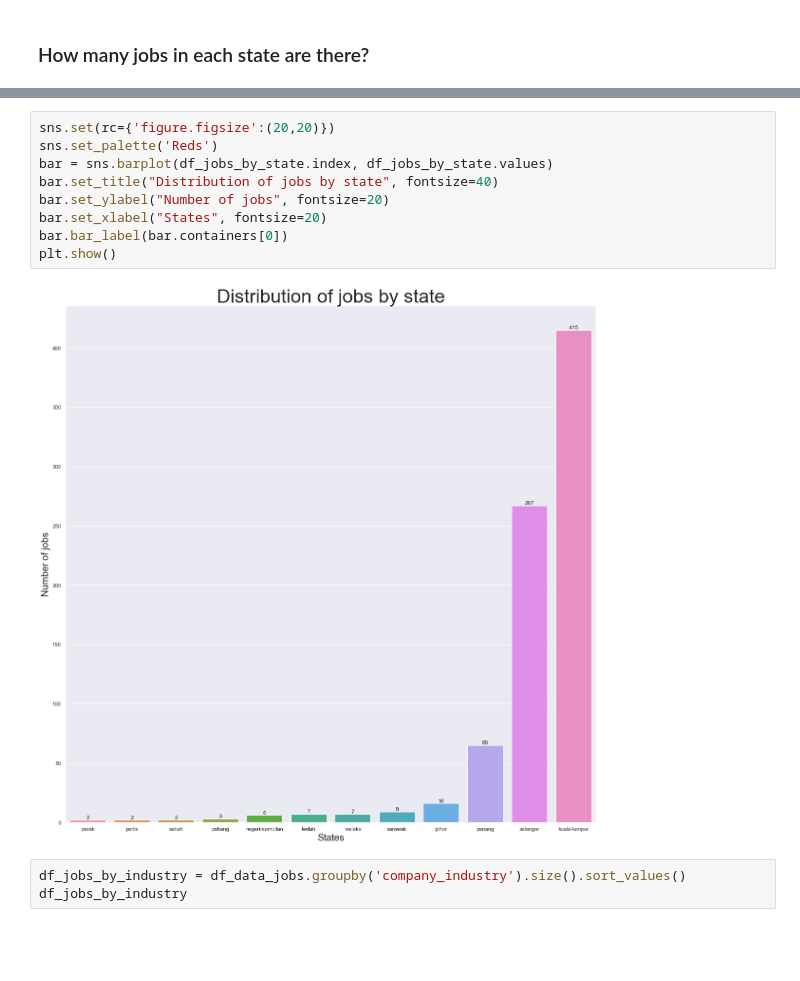
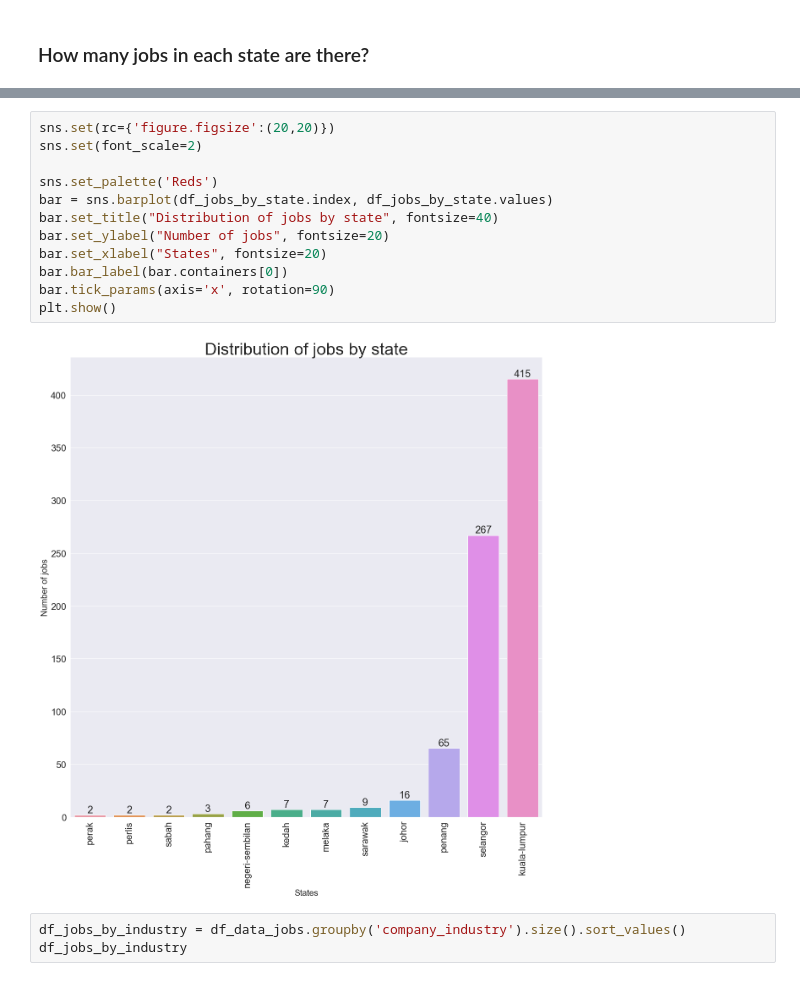
Before and after one commit to roosern-dev/Malaysia_data_jobs_analysis, a Jupyter notebook: data/cleaning.ipynb, the cells around one changed output, grey strips where cells are left out. Saved outputs shown, nothing was run; the diff lists cells and outputs as text; blank space fills up the shorter version.

```diff
--- a/data/cleaning.ipynb
+++ b/data/cleaning.ipynb
@@ -389,15 +393,18 @@ kuala-lumpur       415
 dtype: int64
 # %%
 sns.set(rc={'figure.figsize':(20,20)})
+sns.set(font_scale=2)
+
 sns.set_palette('Reds')
 bar = sns.barplot(df_jobs_by_state.index, df_jobs_by_state.values)
 bar.set_title("Distribution of jobs by state", fontsize=40)
 bar.set_ylabel("Number of jobs", fontsize=20)
 bar.set_xlabel("States", fontsize=20)
 bar.bar_label(bar.containers[0])
+bar.tick_params(axis='x', rotation=90)
 plt.show()
 # %% [output]
-[figure, old version]
+[figure, new version]
 # %%
 df_jobs_by_industry = df_data_jobs.groupby('company_industry').size().sort_values()
 df_jobs_by_industry
```
Also changed, not shown: parts of 64 cells of this notebook.
